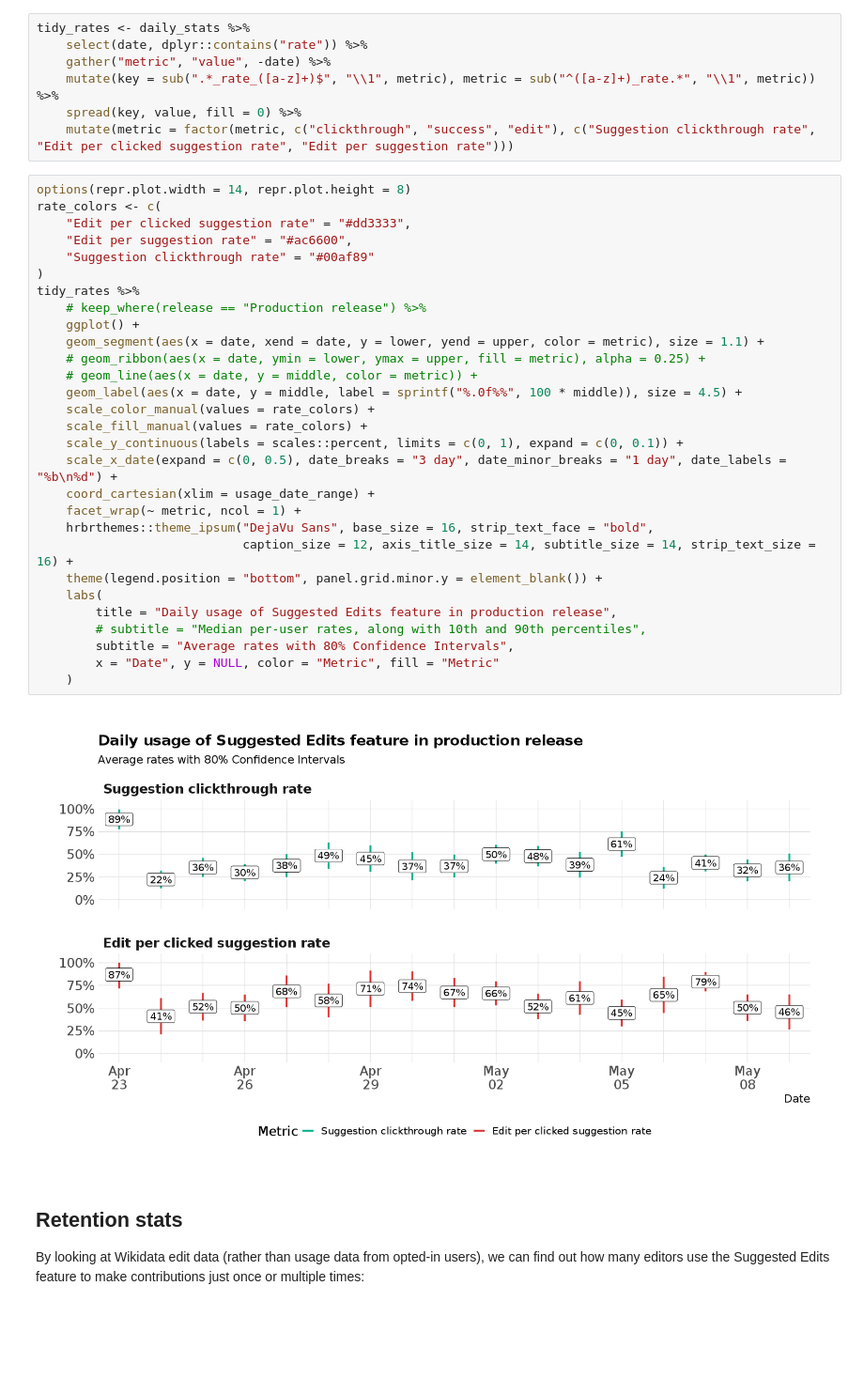
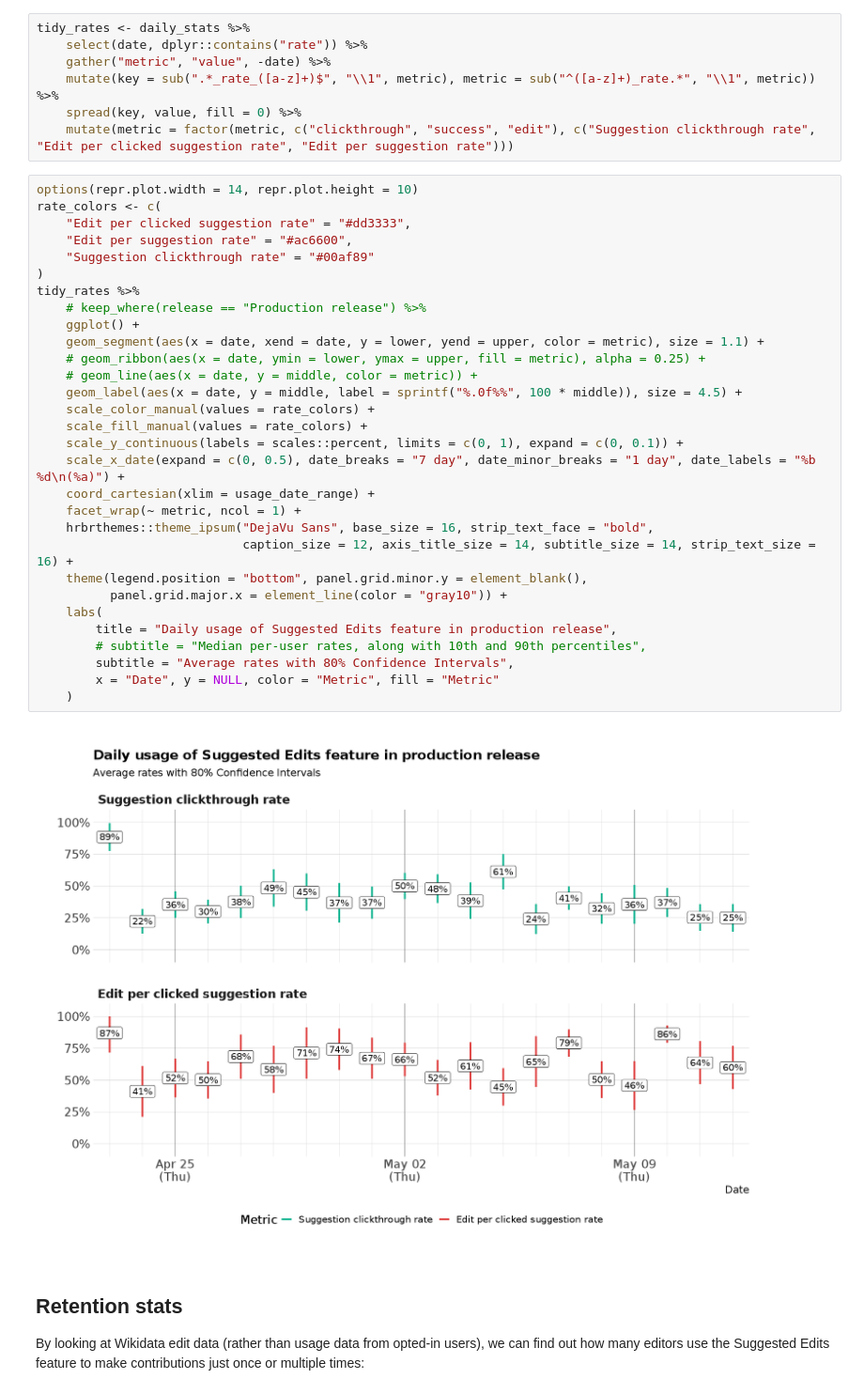
Before and after one commit to bearloga/wmf-android-suggested-edits, a Jupyter notebook: suggested-edits-v1.ipynb, the cells around one changed output. Shown at 94% size. Saved outputs shown, nothing was run; the diff lists cells and outputs as text; blank space fills up the shorter version.

```diff
--- a/suggested-edits-v1.ipynb
+++ b/suggested-edits-v1.ipynb
@@ -631,36 +643,37 @@ tidy_rates <- daily_stats %>%
     spread(key, value, fill = 0) %>%
     mutate(metric = factor(metric, c("clickthrough", "success", "edit"), c("Suggestion clickthrough rate", "Edit per clicked suggestion rate", "Edit per suggestion rate")))
 # %%
-options(repr.plot.width = 14, repr.plot.height = 8)
+options(repr.plot.width = 14, repr.plot.height = 10)
 rate_colors <- c(
     "Edit per clicked suggestion rate" = "#dd3333",
     "Edit per suggestion rate" = "#ac6600",
     "Suggestion clickthrough rate" = "#00af89"
 )
 tidy_rates %>%
     # keep_where(release == "Production release") %>%
     ggplot() +
     geom_segment(aes(x = date, xend = date, y = lower, yend = upper, color = metric), size = 1.1) +
     # geom_ribbon(aes(x = date, ymin = lower, ymax = upper, fill = metric), alpha = 0.25) +
     # geom_line(aes(x = date, y = middle, color = metric)) +
     geom_label(aes(x = date, y = middle, label = sprintf("%.0f%%", 100 * middle)), size = 4.5) +
     scale_color_manual(values = rate_colors) +
     scale_fill_manual(values = rate_colors) +
     scale_y_continuous(labels = scales::percent, limits = c(0, 1), expand = c(0, 0.1)) +
-    scale_x_date(expand = c(0, 0.5), date_breaks = "3 day", date_minor_breaks = "1 day", date_labels = "%b\n%d") +
+    scale_x_date(expand = c(0, 0.5), date_breaks = "7 day", date_minor_breaks = "1 day", date_labels = "%b %d\n(%a)") +
     coord_cartesian(xlim = usage_date_range) +
     facet_wrap(~ metric, ncol = 1) +
     hrbrthemes::theme_ipsum("DejaVu Sans", base_size = 16, strip_text_face = "bold",
                             caption_size = 12, axis_title_size = 14, subtitle_size = 14, strip_text_size = 16) +
-    theme(legend.position = "bottom", panel.grid.minor.y = element_blank()) +
+    theme(legend.position = "bottom", panel.grid.minor.y = element_blank(),
+          panel.grid.major.x = element_line(color = "gray10")) +
     labs(
         title = "Daily usage of Suggested Edits feature in production release",
         # subtitle = "Median per-user rates, along with 10th and 90th percentiles",
         subtitle = "Average rates with 80% Confidence Intervals",
         x = "Date", y = NULL, color = "Metric", fill = "Metric"
     )
 # %% [output]
-[figure, old version]
+[figure, new version]
 # %% [markdown]
 ## Retention stats
 
```
Also changed, not shown: parts of 23 cells of this notebook, 1 other file.
